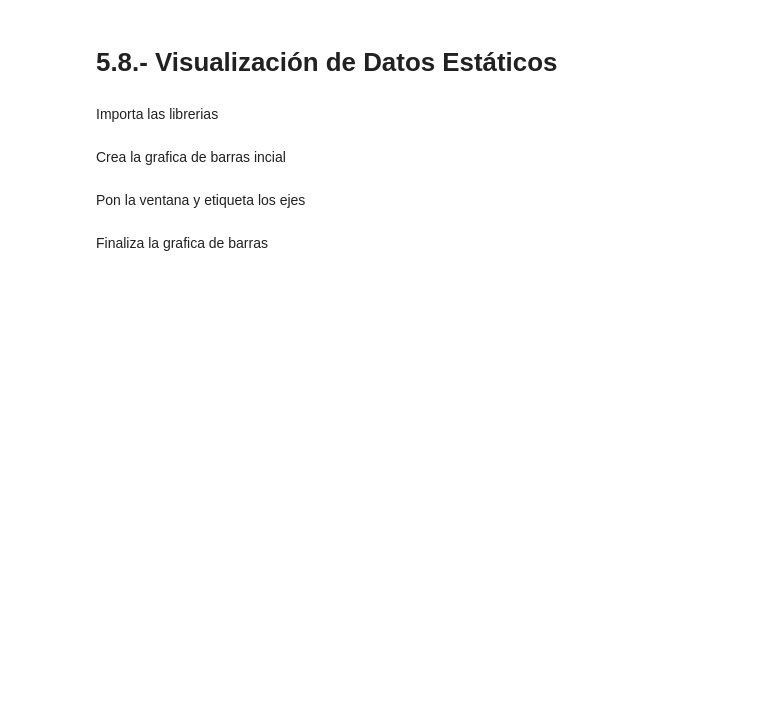
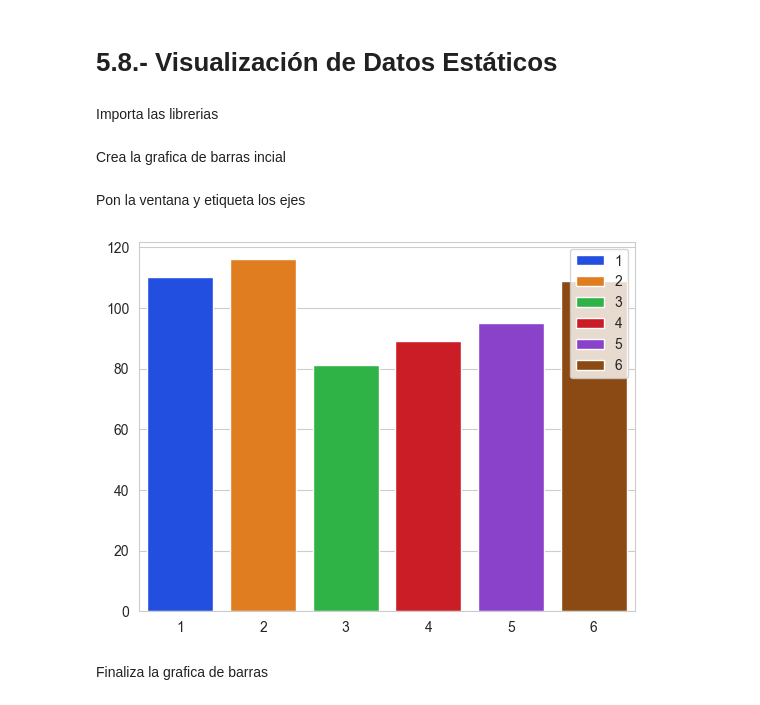
Before and after one commit to DrDeus/Python1st, a Jupyter notebook: 5.-Listas y Tuplas.ipynb, the cells around one changed output. Cells and saved outputs as stored; diff of their text form; code cells hidden in the pictures; blank space fills up the shorter version.

```diff
--- a/5.-Listas y Tuplas.ipynb
+++ b/5.-Listas y Tuplas.ipynb
@@ -718,6 +746,18 @@ Importa las librerias
 # %% [markdown]
 Crea la grafica de barras incial
+# %%
+tirosdados = [random.randint(1,6) for i in range(600)]
+tirosdados
+valores, frecuencias = np.unique(tirosdados, return_counts=True)
 # %% [markdown]
 Pon la ventana y etiqueta los ejes
+# %%
+titulo = f'Resultados de tirar los dados {len(tirosdados)} veces'
+sns.set_style('whitegrid')
+# %%
+
+axes = sns.barplot(x = valores, y= frecuencias, hue= valores, palette="bright")
+# %% [output]
+[figure, added]
 # %% [markdown]
 Finaliza la grafica de barras
```
Also changed, not shown: parts of 5 cells of this notebook.
